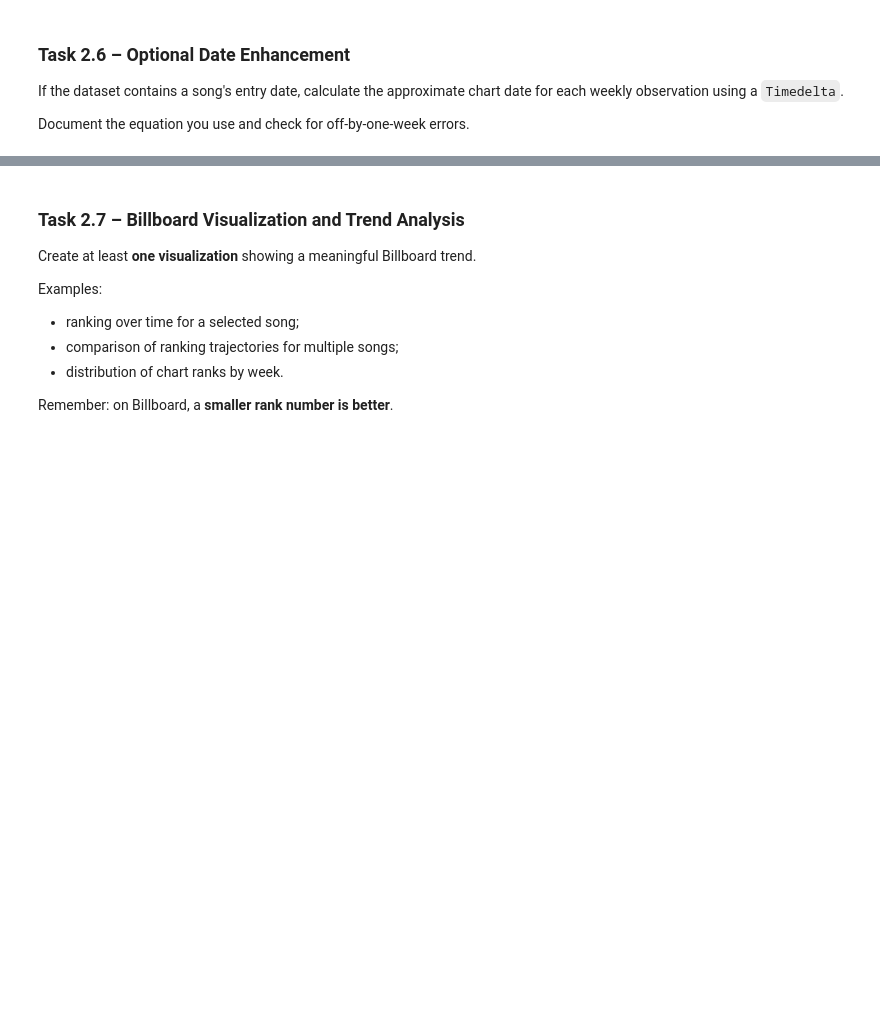
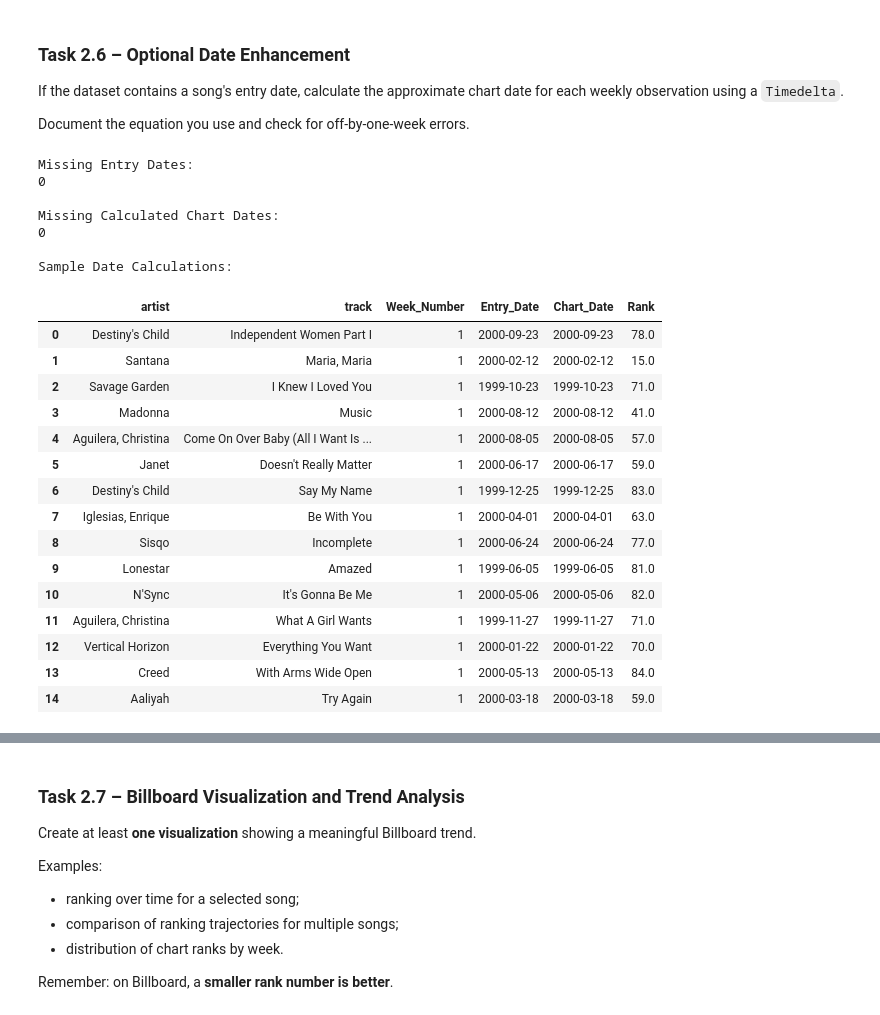
Before and after one commit to UbaidUllah777/Lab-2---Tidying-Cleaning-Imputation-and-Outlier-Detection, a Jupyter notebook: week5Lab.ipynb, the cells around one changed output, grey strips where cells are left out. Cells and saved outputs as stored; diff of their text form; code cells hidden in the pictures; blank space fills up the shorter version.

Commit message:
Clean Billboard weeks rankings and chart dates

```diff
--- a/week5Lab.ipynb
+++ b/week5Lab.ipynb
@@ -666,0 +813,63 @@ Document the equation you use and check for off-by-one-week errors.
+# %%
+# Convert the song's chart-entry date to datetime
+billboard_clean["Entry_Date"] = pd.to_datetime(
+    billboard_clean["date entered"],
+    format="%m/%d/%Y",
+    errors="coerce"
+)
+
+# Calculate the date associated with each weekly ranking.
+# Week 1 occurs on the entry date, so subtract 1 before
+# converting the week number to seven-day intervals.
+billboard_clean["Chart_Date"] = (
+    billboard_clean["Entry_Date"]
+    + pd.to_timedelta(
+        (billboard_clean["Week_Number"] - 1) * 7,
+        unit="D"
+    )
+)
+
+# Verify the date calculation
+print("Missing Entry Dates:")
+print(billboard_clean["Entry_Date"].isna().sum())
+
+print("\nMissing Calculated Chart Dates:")
+print(billboard_clean["Chart_Date"].isna().sum())
+
+print("\nSample Date Calculations:")
+display(
+    billboard_clean[
+        [
+            "artist",
+            "track",
+            "Week_Number",
+            "Entry_Date",
+            "Chart_Date",
+            "Rank"
+        ]
+    ].head(15)
+)
+# %% [output]
+Missing Entry Dates:
+0
+
+Missing Calculated Chart Dates:
+0
+
+Sample Date Calculations:
+|  | artist | track | Week_Number | Entry_Date | Chart_Date | Rank |
+| 0 | Destiny's Child | Independent Women Part I | 1 | 2000-09-23 | 2000-09-23 | 78.0 |
+| 1 | Santana | Maria, Maria | 1 | 2000-02-12 | 2000-02-12 | 15.0 |
+| 2 | Savage Garden | I Knew I Loved You | 1 | 1999-10-23 | 1999-10-23 | 71.0 |
+| 3 | Madonna | Music | 1 | 2000-08-12 | 2000-08-12 | 41.0 |
+| 4 | Aguilera, Christina | Come On Over Baby (All I Want Is ... | 1 | 2000-08-05 | 2000-08-05 | 57.0 |
+| 5 | Janet | Doesn't Really Matter | 1 | 2000-06-17 | 2000-06-17 | 59.0 |
+| 6 | Destiny's Child | Say My Name | 1 | 1999-12-25 | 1999-12-25 | 83.0 |
+| 7 | Iglesias, Enrique | Be With You | 1 | 2000-04-01 | 2000-04-01 | 63.0 |
+| 8 | Sisqo | Incomplete | 1 | 2000-06-24 | 2000-06-24 | 77.0 |
+| 9 | Lonestar | Amazed | 1 | 1999-06-05 | 1999-06-05 | 81.0 |
+| 10 | N'Sync | It's Gonna Be Me | 1 | 2000-05-06 | 2000-05-06 | 82.0 |
+| 11 | Aguilera, Christina | What A Girl Wants | 1 | 1999-11-27 | 1999-11-27 | 71.0 |
+| 12 | Vertical Horizon | Everything You Want | 1 | 2000-01-22 | 2000-01-22 | 70.0 |
+| 13 | Creed | With Arms Wide Open | 1 | 2000-05-13 | 2000-05-13 | 84.0 |
+| 14 | Aaliyah | Try Again | 1 | 2000-03-18 | 2000-03-18 | 59.0 |
```
Also changed, not shown: parts of 10 cells of this notebook.
